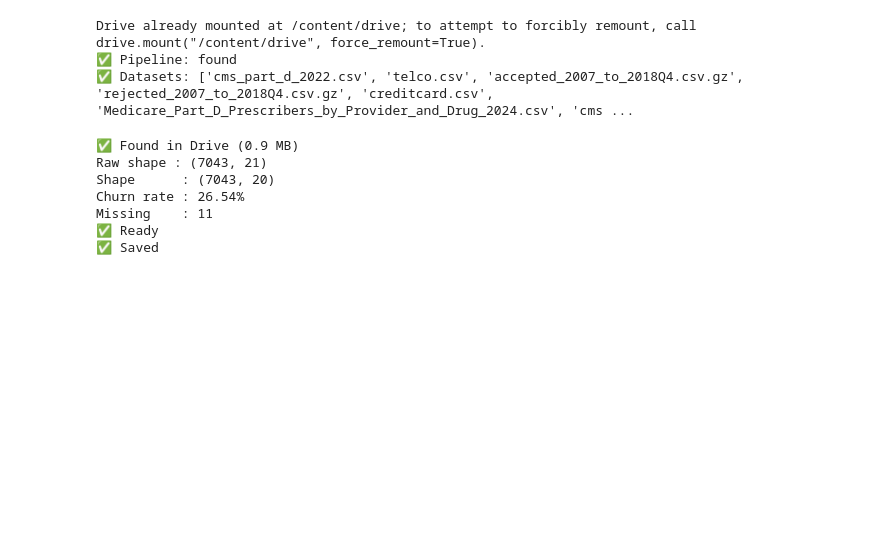
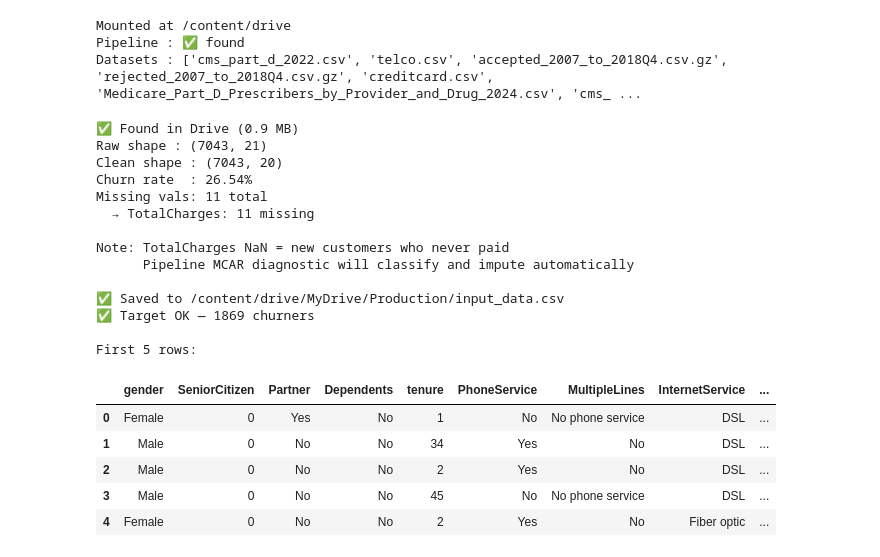
Before and after one commit to frankiekienlam/data-science-portfolio, a Jupyter notebook: production/Telco_LGBM_colab.ipynb, the cells around one changed output. Cells and saved outputs as stored; diff of their text form; code cells hidden in the pictures; blank space fills up the shorter version.

```diff
--- a/production/Telco_LGBM_colab.ipynb
+++ b/production/Telco_LGBM_colab.ipynb
@@ -1,71 +1,89 @@
 # %%
-# ── CELL 1: Session setup ──────────────────────────────────────────────
+# ── CELL 1: Session setup ─────────────────────────────────────────────
 from google.colab import drive
 try:
     drive.mount('/content/drive')
 except ValueError:
-    pass
+    pass  # already mounted
 
 !pip install lightgbm pyod imbalanced-learn psutil shap optuna -q
 
+import os
 DATASETS_DIR = '/content/drive/MyDrive/datasets/'
 PROD_DIR     = '/content/drive/MyDrive/Production/'
 PIPELINE     = PROD_DIR + 'classification_LGBM_pipeline.py'
 
-import os
-print(f"✅ Pipeline: {'found' if os.path.exists(PIPELINE) else 'MISSING'}")
-print(f"✅ Datasets: {os.listdir(DATASETS_DIR)}")
+print(f"Pipeline : {'✅ found' if os.path.exists(PIPELINE) else '❌ MISSING — upload to Drive/Production/'}")
+print(f"Datasets : {os.listdir(DATASETS_DIR)}")
 # %% [output]
-Drive already mounted at /content/drive; to attempt to forcibly remount, call drive.mount("/content/drive", force_remount=True).
-✅ Pipeline: found
-✅ Datasets: ['cms_part_d_2022.csv', 'telco.csv', 'accepted_2007_to_2018Q4.csv.gz', 'rejected_2007_to_2018Q4.csv.gz', 'creditcard.csv', 'Medicare_Part_D_Prescribers_by_Provider_and_Drug_2024.csv', 'cms ...
+Mounted at /content/drive
+Pipeline : ✅ found
+Datasets : ['cms_part_d_2022.csv', 'telco.csv', 'accepted_2007_to_2018Q4.csv.gz', 'rejected_2007_to_2018Q4.csv.gz', 'creditcard.csv', 'Medicare_Part_D_Prescribers_by_Provider_and_Drug_2024.csv', 'cms_ ...
 # %%
 # ── CELL 2: Load & prep Telco ─────────────────────────────────────────
 import pandas as pd
 import numpy as np
 import os, shutil
 
 DATASET_FILE = 'telco.csv'
-dest = DATASETS_DIR + DATASET_FILE
+dest         = DATASETS_DIR + DATASET_FILE
 
-# ── Check Drive — upload if missing ───────────────────────────────────
 if os.path.exists(dest):
     size = os.path.getsize(dest) / 1024**2
     print(f"✅ Found in Drive ({size:.1f} MB)")
 else:
-    print(f"⚠️  {DATASET_FILE} not found — upload from laptop:")
+    print(f"⚠️  {DATASET_FILE} not in Drive — upload from laptop:")
     from google.colab import files
     uploaded = files.upload()
     for f in uploaded:
         shutil.move(f, dest)
-    print(f"✅ Saved to Drive permanently")
+    print("✅ Saved to Drive")
 
 # ── Load ──────────────────────────────────────────────────────────────
 df = pd.read_csv(dest)
+df.columns = df.columns.str.strip()
 print(f"Raw shape : {df.shape}")
 
 # ── Clean ─────────────────────────────────────────────────────────────
-df.columns         = df.columns.str.strip()
-df                 = df.drop(columns=['customerID'], errors='ignore')
 df['TotalCharges'] = pd.to_numeric(df['TotalCharges'], errors='coerce')
-df['Churn']        = (df['Churn'].str.strip() == 'Yes').astype(int)
+df = df.drop(columns=['customerID'], errors='ignore')
+df['Churn'] = df['Churn'].str.strip().map({'Yes': 1, 'No': 0})
 
-# ── Verify ────────────────────────────────────────────────────────────
-print(f"Shape      : {df.shape}")
-print(f"Churn rate : {df['Churn'].mean():.2%}")
-assert df['Churn'].sum() > 0, "ERROR: encoding failed"
-print(f"Missing    : {df.isnull().sum().sum():,}")
-print("✅ Ready")
+print(f"Clean shape : {df.shape}")
+print(f"Churn rate  : {df['Churn'].mean():.2%}")
+print(f"Missing vals: {df.isnull().sum().sum()} total")
+print(f"  → TotalCharges: {df['TotalCharges'].isnull().sum()} missing")
+print(f"\nNote: TotalCharges NaN = new customers who never paid")
+print(f"      Pipeline MCAR diagnostic will classify and impute automatically")
 
-# ── Save ──────────────────────────────────────────────────────────────
+# ── Save for pipeline ──────────────────────────────────────────────────
 INPUT_DATA_PATH = PROD_DIR + 'input_data.csv'
 df.to_csv(INPUT_DATA_PATH, index=False)
-print("✅ Saved")
+print(f"\n✅ Saved to {INPUT_DATA_PATH}")
+assert df['Churn'].sum() > 0, "Target column issue — check mapping"
+print(f"✅ Target OK — {df['Churn'].sum()} churners")
+
+# ── Preview ───────────────────────────────────────────────────────────
+print(f"\nFirst 5 rows:")
+display(df.head())
 # %% [output]
 ✅ Found in Drive (0.9 MB)
 Raw shape : (7043, 21)
-Shape      : (7043, 20)
-Churn rate : 26.54%
-Missing    : 11
-✅ Ready
-✅ Saved
+Clean shape : (7043, 20)
+Churn rate  : 26.54%
+Missing vals: 11 total
+  → TotalCharges: 11 missing
+
+Note: TotalCharges NaN = new customers who never paid
+      Pipeline MCAR diagnostic will classify and impute automatically
+
+✅ Saved to /content/drive/MyDrive/Production/input_data.csv
+✅ Target OK — 1869 churners
+
+First 5 rows:
+|  | gender | SeniorCitizen | Partner | Dependents | tenure | PhoneService | MultipleLines | InternetService | ... |
+| 0 | Female | 0 | Yes | No | 1 | No | No phone service | DSL | ... |
+| 1 | Male | 0 | No | No | 34 | Yes | No | DSL | ... |
+| 2 | Male | 0 | No | No | 2 | Yes | No | DSL | ... |
+| 3 | Male | 0 | No | No | 45 | No | No phone service | DSL | ... |
+| 4 | Female | 0 | No | No | 2 | Yes | No | Fiber optic | ... |
```
Also changed, not shown: parts of 5 cells of this notebook, 2 other files.
